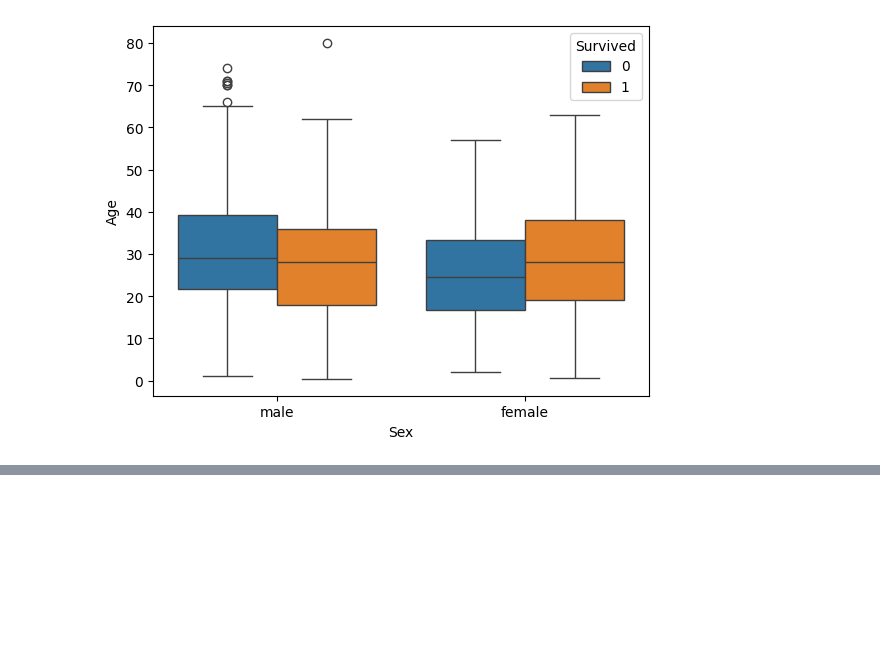
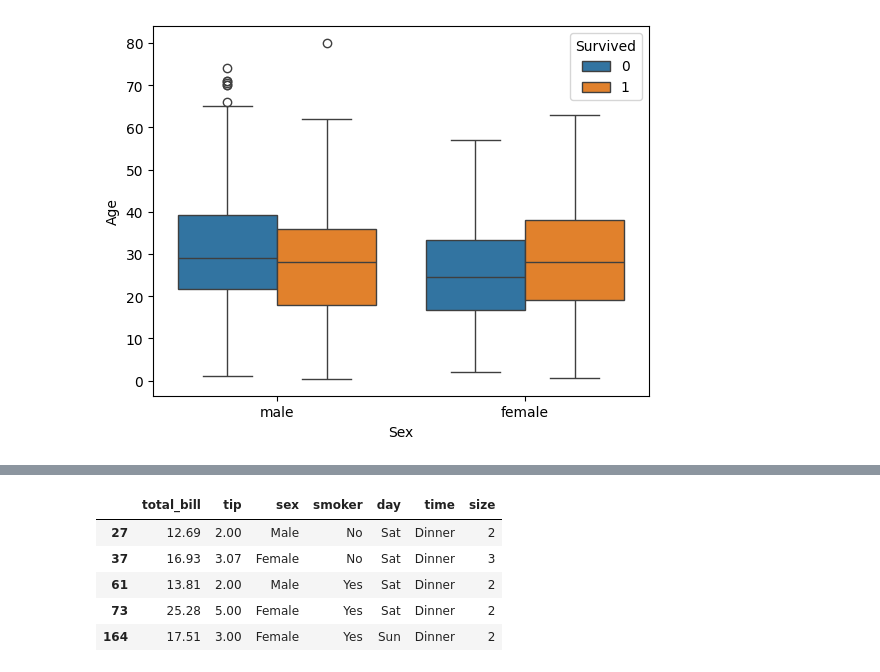
Before and after one commit to subhajit20/Learning-ML, a Jupyter notebook: test_ml.ipynb, the cells around one changed output, grey strips where cells are left out. Saved outputs shown, nothing was run; the diff lists cells and outputs as text; code cells hidden in the pictures; blank space fills up the shorter version.

```diff
--- a/test_ml.ipynb
+++ b/test_ml.ipynb
@@ -200,0 +222,10 @@ sns.boxplot(x=df["Sex"],y=df["Age"],hue=df["Survived"])
+# %%
+tips = sns.load_dataset("tips")
+tips.sample(5)
+# %% [output]
+|  | total_bill | tip | sex | smoker | day | time | size |
+| 27 | 12.69 | 2.00 | Male | No | Sat | Dinner | 2 |
+| 37 | 16.93 | 3.07 | Female | No | Sat | Dinner | 3 |
+| 61 | 13.81 | 2.00 | Male | Yes | Sat | Dinner | 2 |
+| 73 | 25.28 | 5.00 | Female | Yes | Sat | Dinner | 2 |
+| 164 | 17.51 | 3.00 | Female | Yes | Sun | Dinner | 2 |
```
Also changed, not shown: parts of 7 cells of this notebook.
